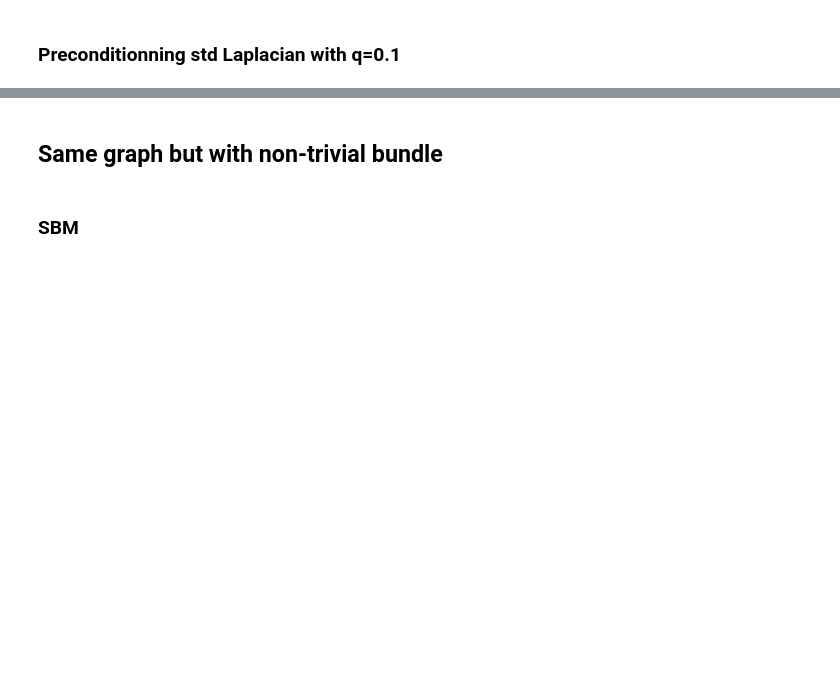
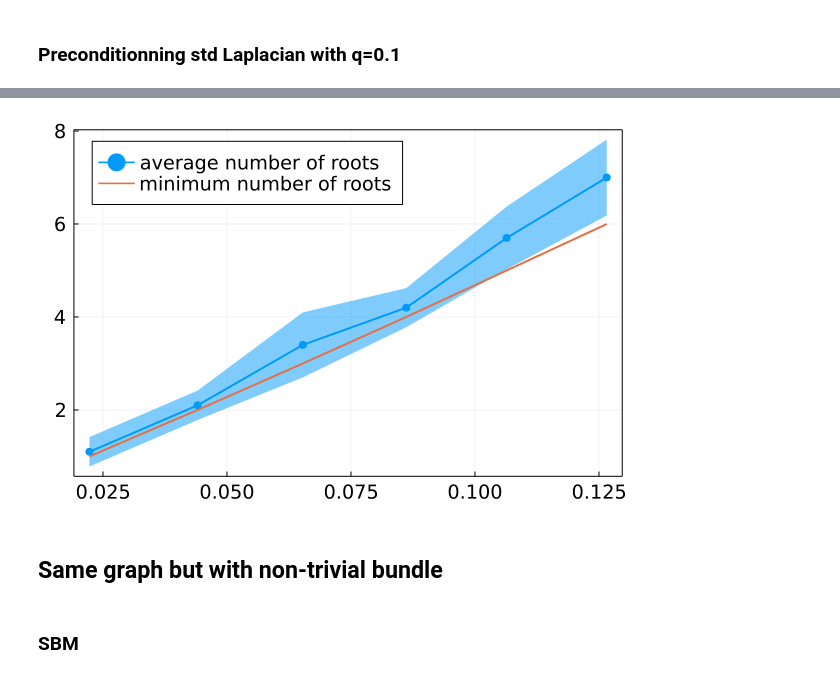
Before and after one commit to For-a-few-DPPs-more/MagneticLaplacianSparsifier.jl, a Jupyter notebook: notebooks/preconditioning.ipynb, the cells around one changed output, grey strips where cells are left out. Cells and saved outputs as stored; diff of their text form; code cells hidden in the pictures; blank space fills up the shorter version.

```diff
--- a/notebooks/preconditioning.ipynb
+++ b/notebooks/preconditioning.ipynb
@@ -318,3 +343,28 @@ ylims!((1e0,1e4))
+# %%
+method = "DPP LS"
+D = D_all[method]
+
+x = D["percent_edges"]
+y = D["roots"]
+y_err = D["roots_std"]
+
+legendposition=:topleft
+plot(x,y,ribbon=y_err,labels="average number of roots",
+markersize=5,
+markershape=:circle,
+markerstrokecolor=:auto,
+linewidth=2,
+markerstrokewidth=2,
+xtickfont=font(13),
+ytickfont=font(13),
+guidefont=font(13),
+legendfont=font(13),
+framestyle=:box,
+margins=0.1 * 2cm)
+# baseline
+plot!(x,1:n_batch,linewidth=2,labels="minimum number of roots",legend=legendposition)
+# %% [output]
+[figure, added]
 # %% [markdown]
 ## Same graph but with non-trivial bundle
 # %%
```
Also changed, not shown: parts of 4 cells of this notebook.
